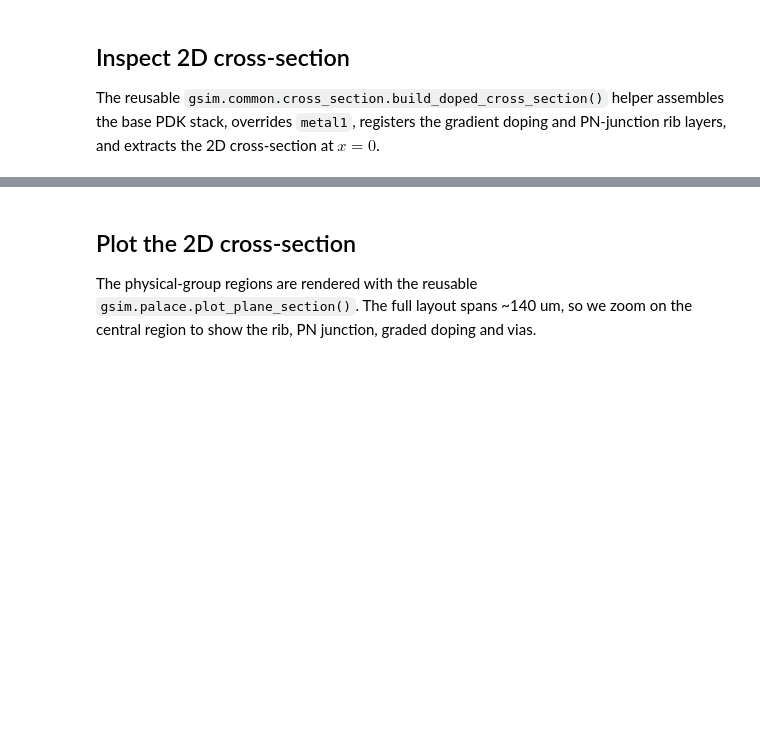
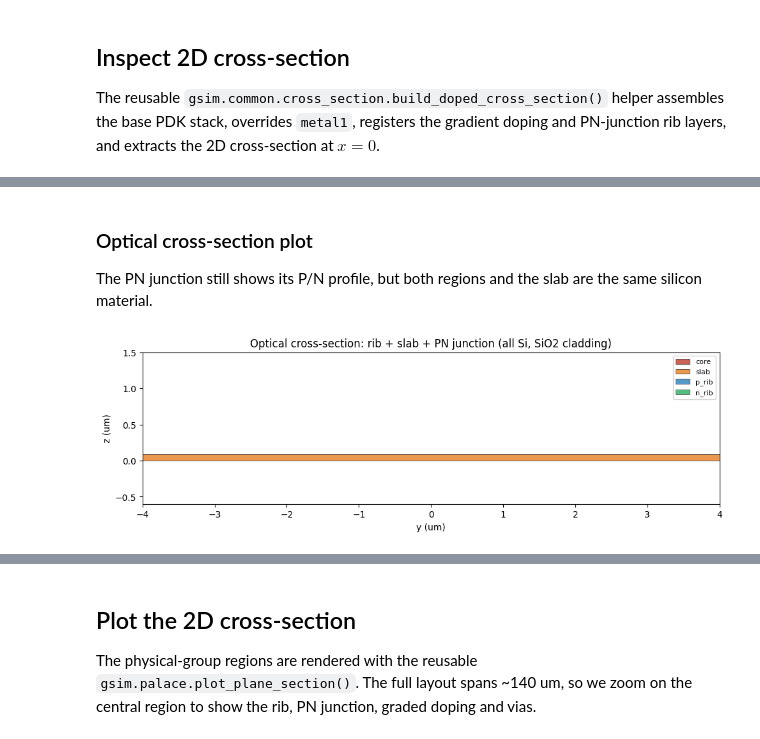
Before and after one commit to EpsilonForge/gsim, a Jupyter notebook: nbs/palace_2d_twmzm.ipynb, the cells around one changed output, grey strips where cells are left out. Drawn from its saved outputs; the diff is of its cells as text; code cells hidden in the pictures; blank space fills up the shorter version.

```diff
--- a/nbs/palace_2d_twmzm.ipynb
+++ b/nbs/palace_2d_twmzm.ipynb
@@ -185,0 +250,20 @@ stack, section = build_doped_cross_section(
+# %%
+# Uniform SiO2 cladding height above z=0 (um)
+OPT_CLAD_TOP = 3.0
+
+stack_opt, section_opt = build_optical_cross_section(
+    comp_optical,
+    axis=CROSS_SECTION_AXIS,
+    value=CROSS_SECTION_VALUE,
+    device_layers={
+        "core": (LAYER.WG, 0.0, RIB_HEIGHT),
+        "slab": (LAYER.SLAB90, 0.0, SLAB_THICKNESS),
+        "p_rib": (LAYER.P, 0.0, RIB_HEIGHT),
+        "n_rib": (LAYER.N, 0.0, RIB_HEIGHT),
+    },
+    substrate_thickness=BOX_THICKNESS,
+    cladding_top=OPT_CLAD_TOP,
+)
+
+print("Optical stack layers:", sorted(stack_opt.layers.keys()))
+print("Optical cladding:", stack_opt.dielectrics)
@@ -185,0 +284,32 @@ stack, section = build_doped_cross_section(
+# %% [markdown]
+### Optical cross-section plot
+
+The PN junction still shows its P/N profile, but both regions and the slab are
+the same silicon material.
+# %%
+import matplotlib.pyplot as plt
+
+from gsim.palace import plot_plane_section
+
+PLOT_ZOOM_OPT = {"h_range": (-4.0, 4.0), "v_range": (-0.6, 1.5)}
+PLOT_COLORS_OPT = {
+    "core": "#c0392b",  # rib Si
+    "slab": "#e67e22",  # slab Si
+    "p_rib": "#2980b9",  # PN junction P region (Si)
+    "n_rib": "#27ae60",  # PN junction N region (Si)
+}
+PLOT_TITLE_OPT = (
+    "Optical cross-section: rib + slab + PN junction (all Si, SiO2 cladding)"
+)
+
+plot_plane_section(
+    section_opt,
+    colors=PLOT_COLORS_OPT,
+    h_range=PLOT_ZOOM_OPT["h_range"],
+    v_range=PLOT_ZOOM_OPT["v_range"],
+    title=PLOT_TITLE_OPT,
+)
+plt.tight_layout()
+plt.show()
+# %% [output]
+[figure, added]
```
Also changed, not shown: parts of 22 cells of this notebook, 15 other files.
